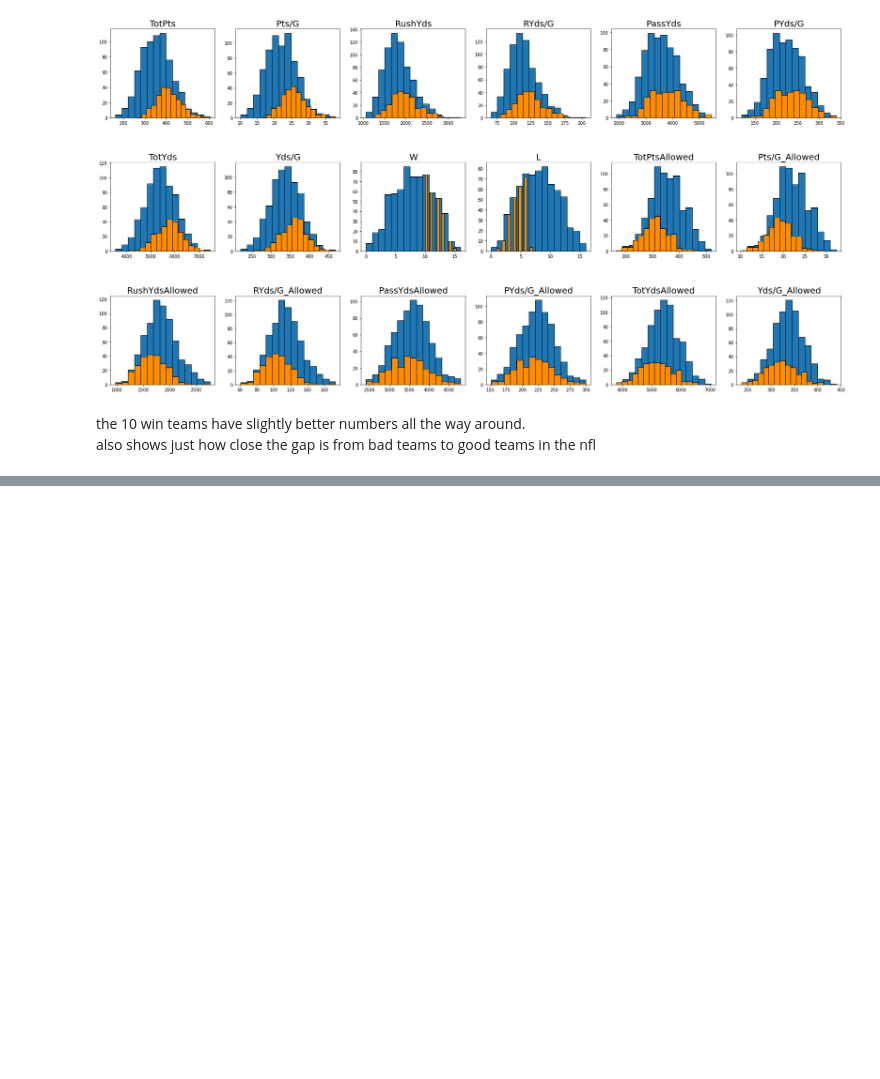
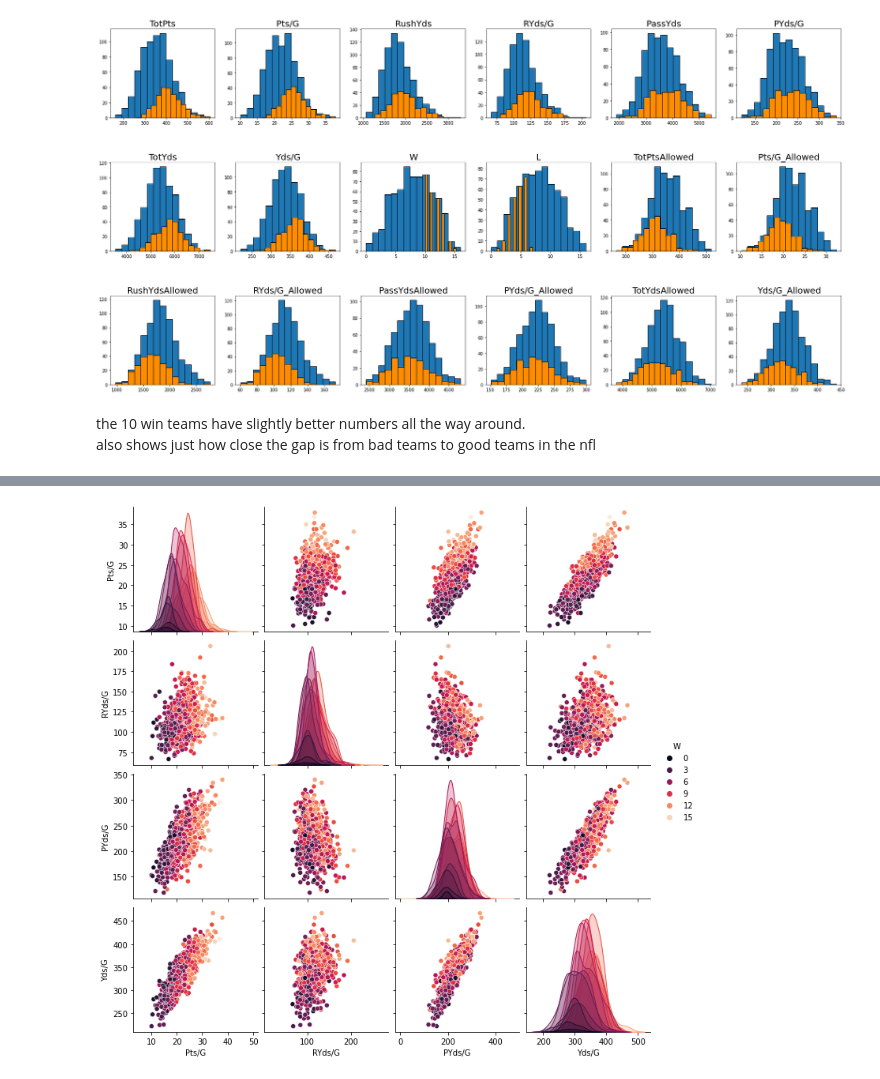
Before and after one commit to ryanba08/nfl_football_data, a Jupyter notebook: football_stats.ipynb, the cells around one changed output, grey strips where cells are left out. Drawn from its saved outputs; the diff is of its cells as text; code cells hidden in the pictures; blank space fills up the shorter version.

```diff
--- a/football_stats.ipynb
+++ b/football_stats.ipynb
@@ -528,0 +538,5 @@ also shows just how close the gap is from bad teams to good teams in the nfl<br>
+# %%
+#pairplot with offensive based stats hue based of wins
+sns.pairplot(df.iloc[:,2:12:2],hue='W',height=2.5,palette='rocket');
+# %% [output]
+[figure, added]
```
Also changed, not shown: parts of 6 cells of this notebook.
